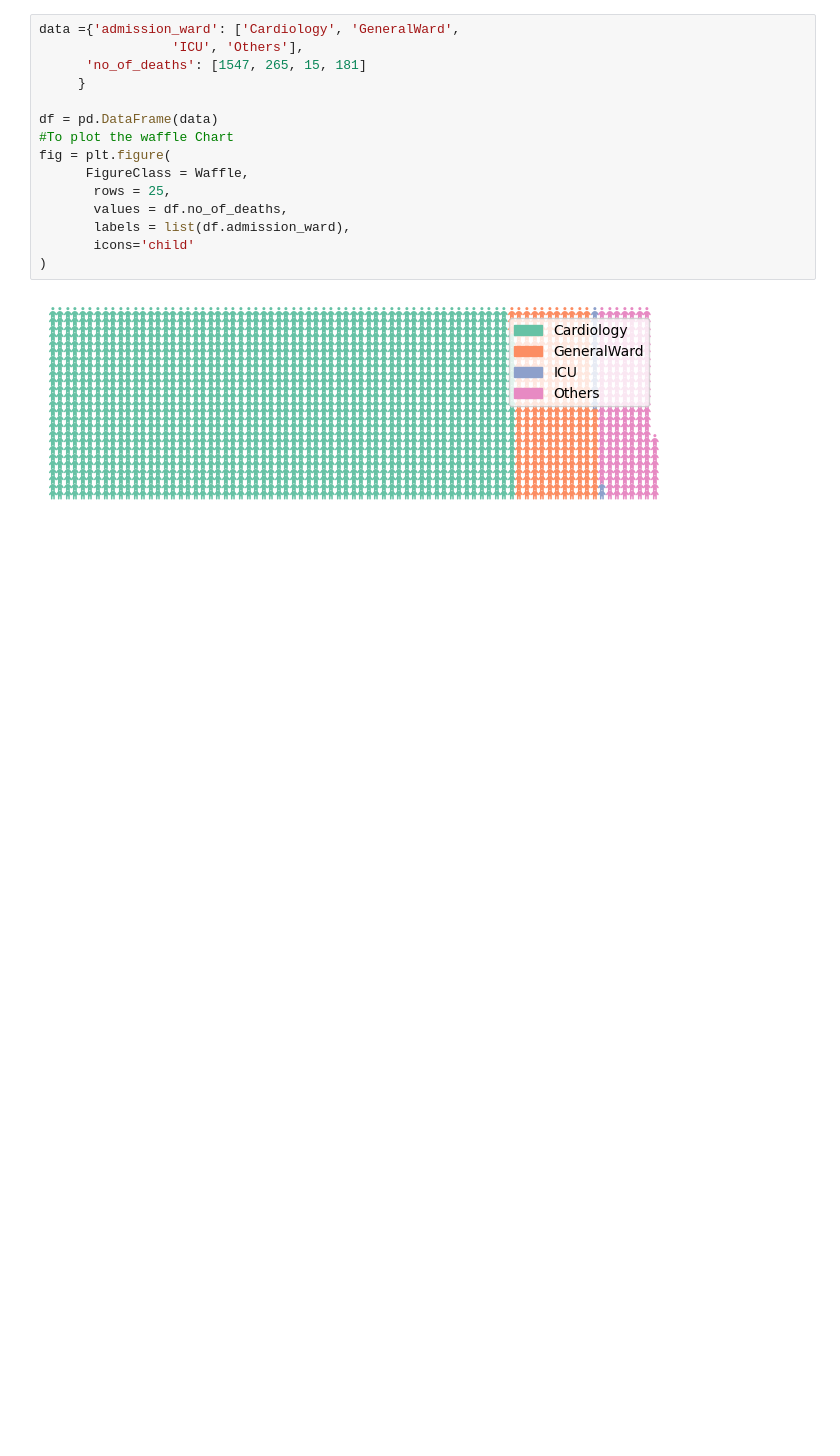
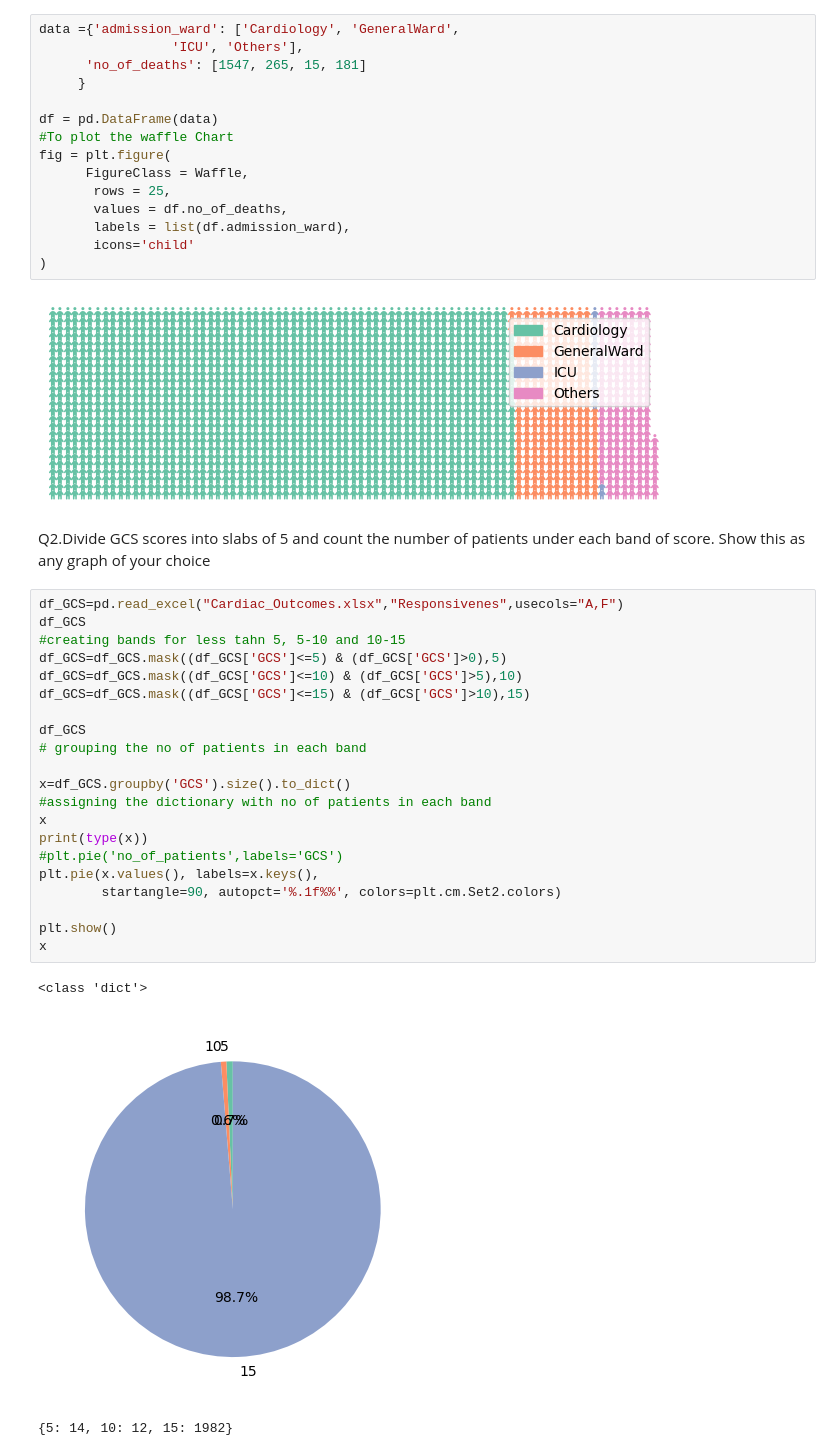
Before and after one commit to Moinandy6/Team9_Py-Stars_Python-Hackathon_Apr24, a Jupyter notebook: Questions1-16.ipynb, the cells around one changed output. Drawn from its saved outputs; the diff is of its cells as text; blank space fills up the shorter version.

```diff
--- a/Questions1-16.ipynb
+++ b/Questions1-16.ipynb
@@ -498,3 +498,31 @@ fig = plt.figure(
 )
 # %% [output]
 [figure]
+# %% [markdown]
+Q2.Divide GCS scores into slabs of 5 and count the number of patients under each band of score. Show this as any
+graph of your choice
+# %%
+df_GCS=pd.read_excel("Cardiac_Outcomes.xlsx","Responsivenes",usecols="A,F")
+df_GCS
+#creating bands for less tahn 5, 5-10 and 10-15
+df_GCS=df_GCS.mask((df_GCS['GCS']<=5) & (df_GCS['GCS']>0),5)
+df_GCS=df_GCS.mask((df_GCS['GCS']<=10) & (df_GCS['GCS']>5),10)
+df_GCS=df_GCS.mask((df_GCS['GCS']<=15) & (df_GCS['GCS']>10),15)
+
+df_GCS
+# grouping the no of patients in each band
+
+x=df_GCS.groupby('GCS').size().to_dict()
+#assigning the dictionary with no of patients in each band
+x
+print(type(x))
+#plt.pie('no_of_patients',labels='GCS')
+plt.pie(x.values(), labels=x.keys(),
+        startangle=90, autopct='%.1f%%', colors=plt.cm.Set2.colors)
+
+plt.show()
+x
+# %% [output]
+<class 'dict'>
+[figure, added]
+{5: 14, 10: 12, 15: 1982}
```
